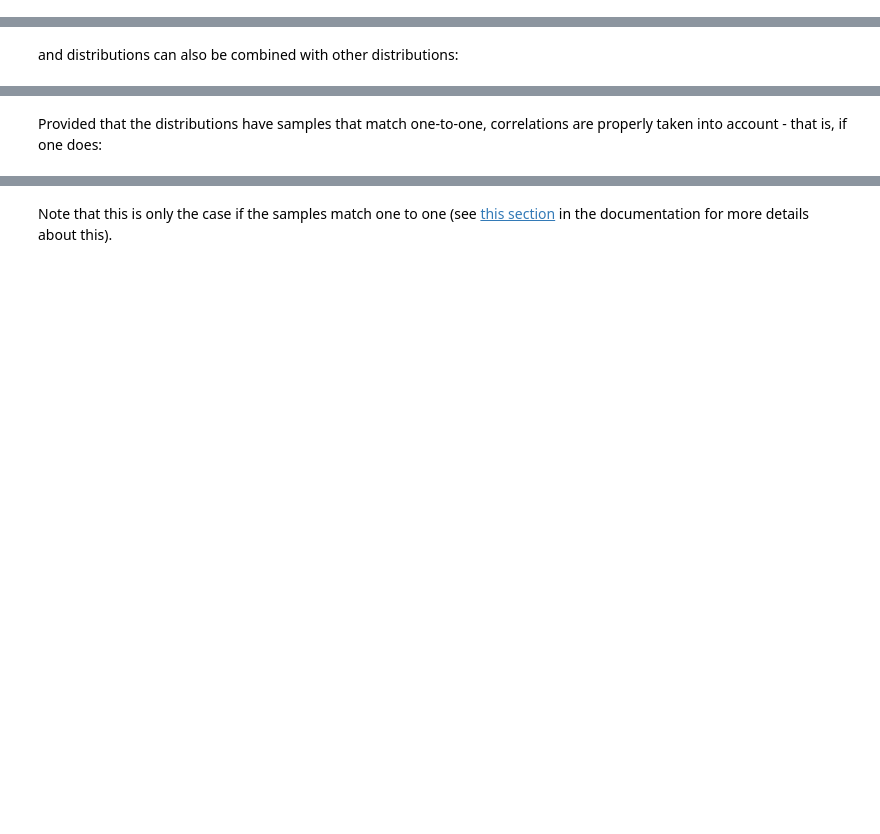
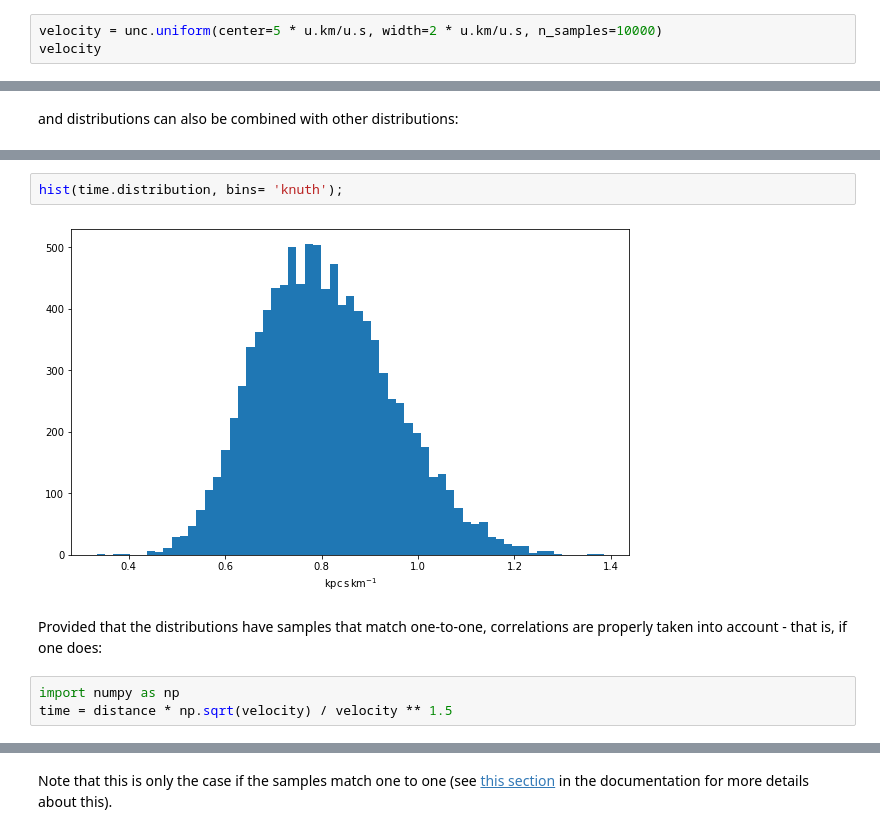
Before and after one commit to maria8ch/ASTR497, a Jupyter notebook: astropy_notebooks/18-distributions.ipynb, the cells around one changed output, grey strips where cells are left out. Saved outputs shown, nothing was run; the diff lists cells and outputs as text; blank space fills up the shorter version.

```diff
--- a/astropy_notebooks/18-distributions.ipynb
+++ b/astropy_notebooks/18-distributions.ipynb
@@ -38,0 +47,3 @@ The central object in astropy.uncertainty is the [Distribution](http://docs.astr
+# %%
+velocity = unc.uniform(center=5 * u.km/u.s, width=2 * u.km/u.s, n_samples=10000)
+velocity
@@ -56,2 +107,9 @@ and distributions can also be combined with other distributions:
+# %%
+hist(time.distribution, bins= 'knuth');
+# %% [output]
+[figure, added]
 # %% [markdown]
 Provided that the distributions have samples that match one-to-one, correlations are properly taken into account - that is, if one does:
+# %%
+import numpy as np
+time = distance * np.sqrt(velocity) / velocity ** 1.5
```
Also changed, not shown: parts of 14 cells of this notebook.
